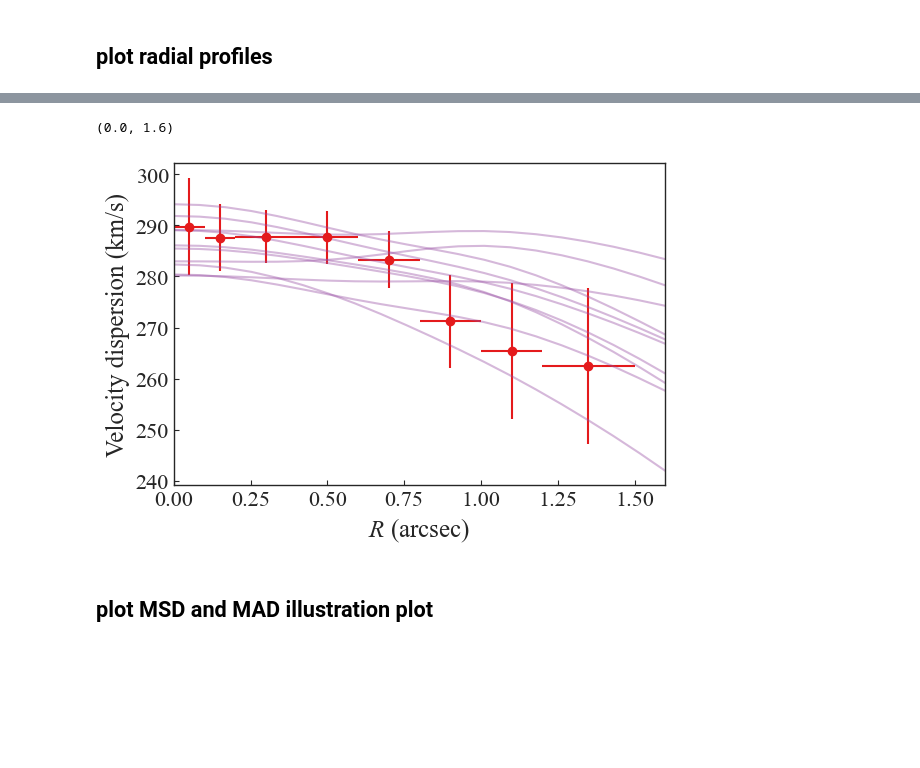
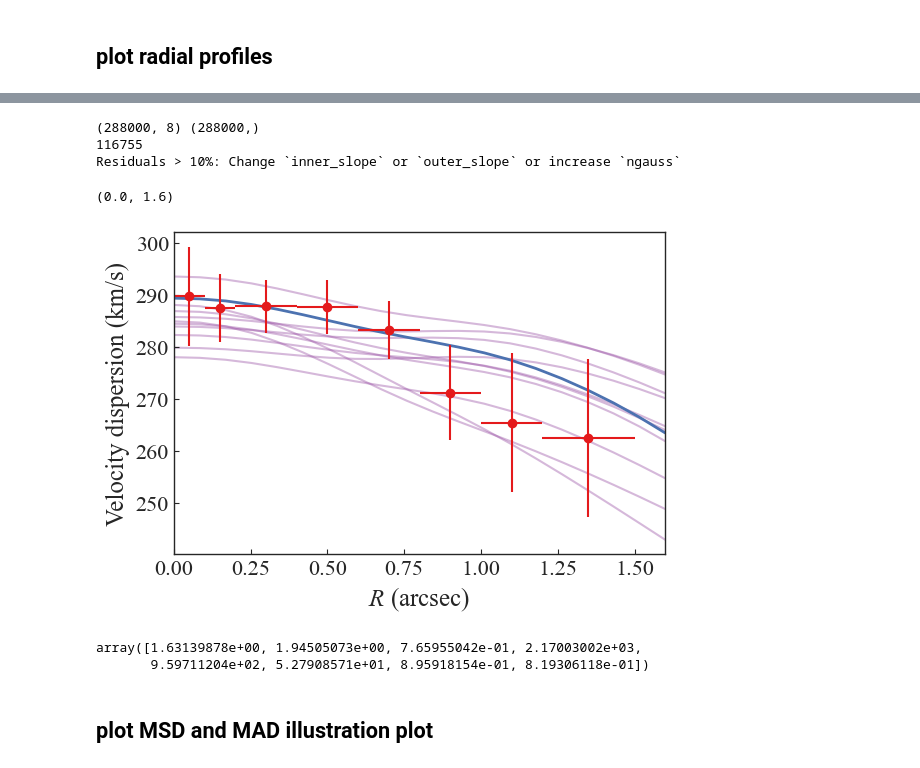
Before and after one commit to TDCOSMO/RXJ1131_KCWI, a Jupyter notebook: Plot kinematic maps, get oblateness probability, radial profile.ipynb, the cells around one changed output, grey strips where cells are left out. Cells and saved outputs as stored; diff of their text form; code cells hidden in the pictures; blank space fills up the shorter version.

```diff
--- a/Plot kinematic maps, get oblateness probability, radial profile.ipynb
+++ b/Plot kinematic maps, get oblateness probability, radial profile.ipynb
@@ -916,0 +873,28 @@ Residuals > 10%: Change `inner_slope` or `outer_slope` or increase `ngauss`
+# %%
+N = 10
+radial_profiles_oblate = []
+radial_profiles_prolate = []
+
+# oblate_chain = get_chain('jampy', 'ifu', 'constant', 'spherical', 'powerlaw', snr=23, shape='oblate', burnin=-300)
+prolate_chain = get_chain('jampy', 'ifu', 'constant', 'axisymmetric', 'powerlaw', snr=23, shape='prolate', burnin=-300)
+
+def get_radial_profile(params, shape):
+    """
+    """
+    sigma_r = get_profiles(r*np.cos(np.pi/4), r*np.sin(np.pi/4), shape, 'zz', params=params)
+    # sigma_r += get_profiles(r, 0*r, shape, 'zz', params=params)
+    # sigma_r += get_profiles(0*r, r, shape, 'zz', params=params)
+
+    return sigma_r #/ 3.
+
+np.random.seed(42)
+random_indexes = np.random.randint(low=0, high=prolate_chain.shape[0], size=N, )
+
+r = np.linspace(0, 1.6, 20)
+
+for i in range(N):
+    # params = oblate_chain[random_indexes[i], :]
+    # radial_profiles_oblate.append(get_profiles(r*np.cos(np.pi/4), r*np.sin(np.pi/4), 'oblate', 'zz', params=params))
+
+    params = prolate_chain[random_indexes[i], :]
+    radial_profiles_prolate.append(get_radial_profile(params, 'prolate'))
@@ -917,30 +913,42 @@ Residuals > 10%: Change `inner_slope` or `outer_slope` or increase `ngauss`
 # %%
 fig = plt.figure(figsize=pf.get_fig_size(width=pf.mnras_textwidth*2, height_ratio=0.3))
 
 ax = fig.add_subplot(122)
 
 ax.errorbar(x=(radial_bins[:-1]+np.diff(radial_bins)/2.),
             y=radially_binned_dispersion,
             xerr=np.diff(radial_bins)/2,
             yerr=np.sqrt(np.diag(covariance_radial_bins)),
             color=pf.cb_red,
             ls='None', marker='o'
            )
 
-for i in range(len(radial_profiles_oblate)):
-    ax.plot(r, radial_profiles_oblate[i], c=pf.cb_purple, alpha=0.4)
+for i in range(len(radial_profiles_prolate)):
+    ax.plot(r, radial_profiles_prolate[i], c=pf.cb_purple, alpha=0.4, zorder=-20)
 
 # for i in range(len(radial_profiles_prolate)):
 #     ax.plot(r, radial_profiles_prolate[i], c=pf.cb_purple, alpha=0.4, ls='--')
+
+params = get_most_likely_value('jampy', 'ifu', 'constant', 'axisymmetric', 'powerlaw', snr=23, shape='prolate', burnin=-300)
+
+ax.plot(r, get_radial_profile(params, 'prolate'), lw='2', zorder=-10)
 
 ax.set_xlabel(r'$R$ (arcsec)')
 ax.set_ylabel(r'Velocity dispersion (km/s)')
 ax.set_xlim(0, 1.6)
 
 # # ax.legend()
 # %% [output]
-(0.0, 1.6)
+(288000, 8) (288000,)
+116755
+Residuals > 10%: Change `inner_slope` or `outer_slope` or increase `ngauss`
+(0.0, 1.6)
-[figure, old version]
+[figure, new version]
+# %%
+params
+# %% [output]
+array([1.63139878e+00, 1.94505073e+00, 7.65955042e-01, 2.17003002e+03,
+       9.59711204e+02, 5.27908571e+01, 8.95918154e-01, 8.19306118e-01])
 # %% [markdown]
 ## plot MSD and MAD illustration plot
 # %% [raw]
```
Also changed, not shown: parts of 19 cells of this notebook, 27 other files.
